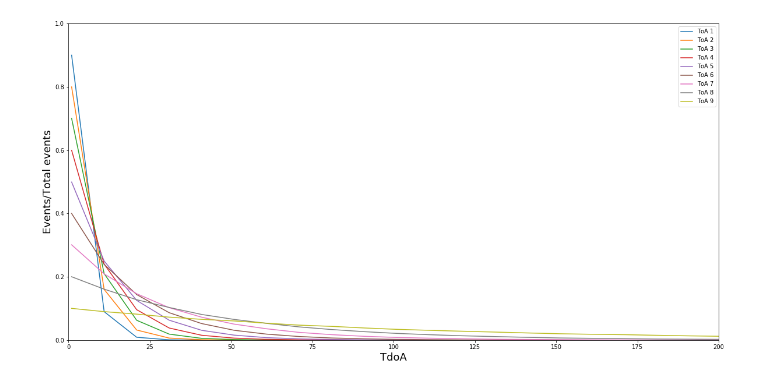
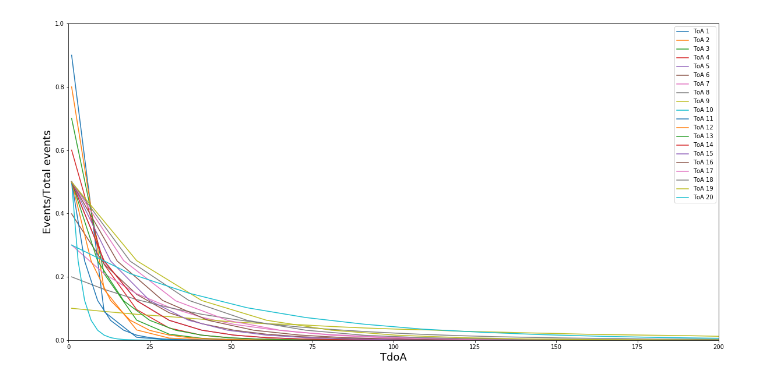
Before and after one commit to ingframin/BroadcastSimulation, a Jupyter notebook: results/Arrivals.ipynb, the cells around one changed output. Cells and saved outputs as stored; diff of their text form; code cells hidden in the pictures.

```diff
--- a/results/Arrivals.ipynb
+++ b/results/Arrivals.ipynb
@@ -3,7 +3,7 @@ from math import e, factorial,log, gamma, sqrt, floor
 from matplotlib import pyplot as pt
 # %%
 pt.rcParams["figure.figsize"] = (20,10)
-for fi in range(1,10):
+for fi in range(1,21):
     f1 = open("r%d-d1-result.txt"%fi)
     raw1 = f1.read()
     f1.close()
@@ -24,31 +24,31 @@ for fi in range(1,10):
     for d in dif:
         try:
             dist[d] += 1
         except:
             dist[d] = 1
 
     x = sorted(dist.keys())
     y = []
     for t in x:
         y.append(dist[t]/len(dif))
 
     with open('dist.txt','w') as f:
         for p in x:
             f.write(str(p)+'\t')
         f.write('\n')
 
         for p in y:
             f.write(str(p)+'\t')
 
     expected_value = 1/y[0]
 
     pt.plot(x[0:300],y[0:300],label="ToA %i"%fi)
 
 
 pt.xlabel(r'TdoA', fontsize = 18)
 pt.ylabel(r'Events/Total events', fontsize = 18)
 pt.axis([0,200,0,1.0])
 pt.legend()
 pt.show()
 # %% [output]
-[figure, old version]
+[figure, new version]
```
Also changed, not shown: 3 other files.
